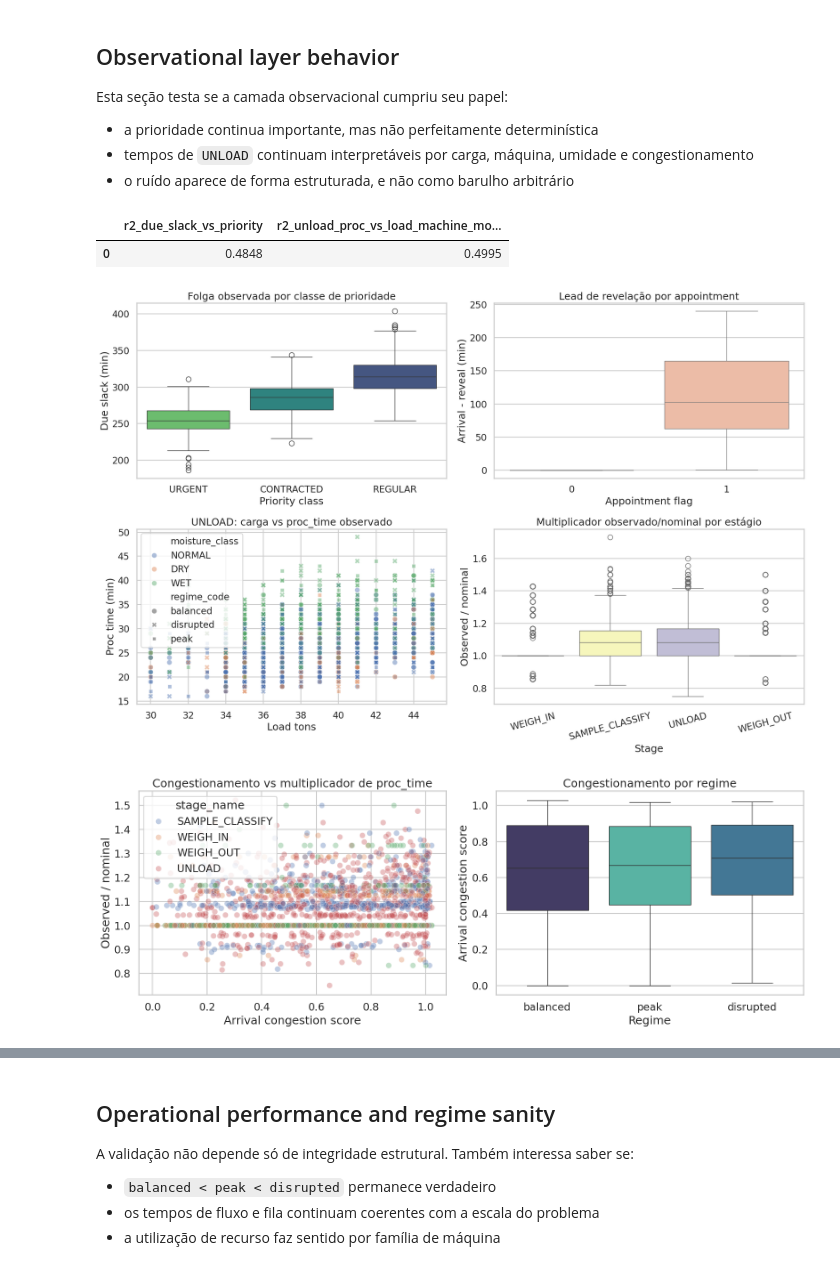
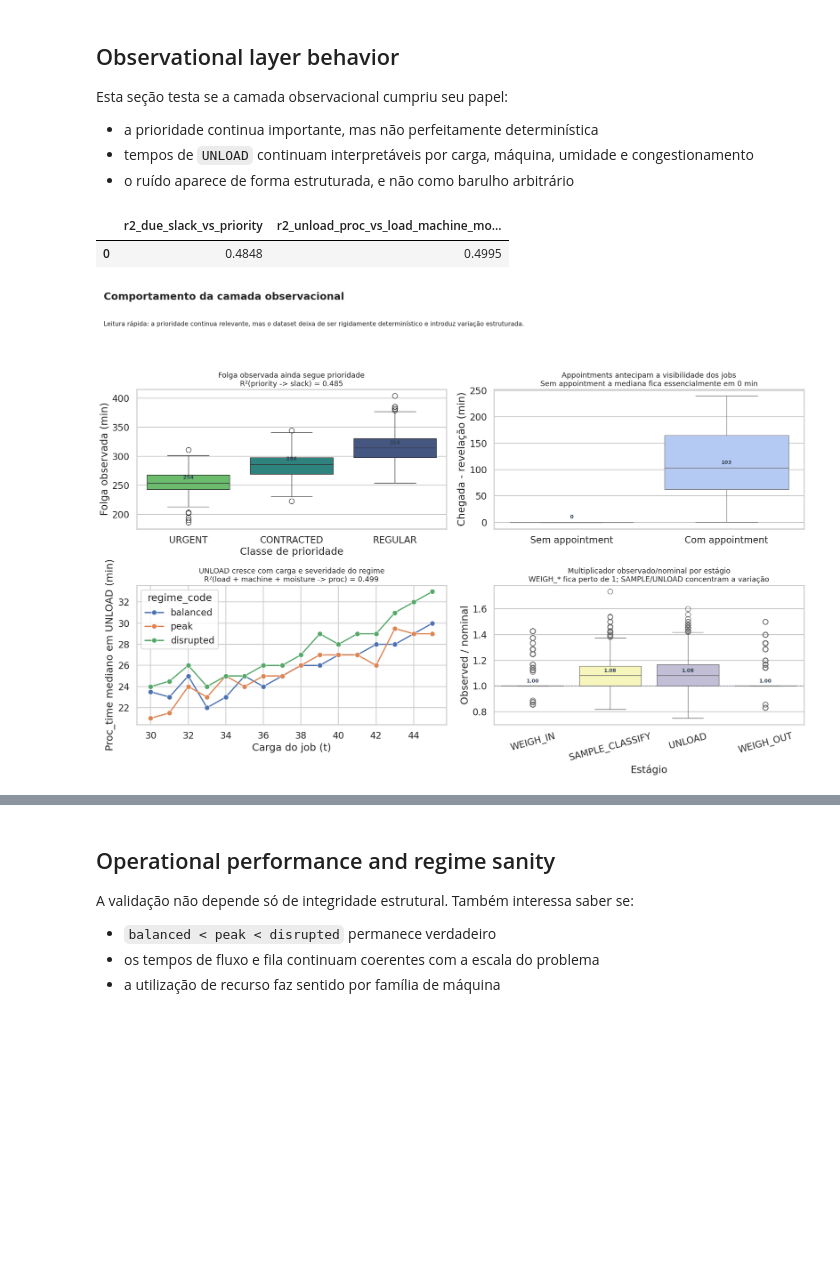
Before and after one commit to PequiFlux/agro_yard_dfjsp_benchmark_go, a Jupyter notebook: output/jupyter-notebook/instance-validation-and-exploratory-analysis.ipynb, the cells around one changed output, grey strips where cells are left out. Cells and saved outputs as stored; diff of their text form; code cells hidden in the pictures; blank space fills up the shorter version.

```diff
--- a/output/jupyter-notebook/instance-validation-and-exploratory-analysis.ipynb
+++ b/output/jupyter-notebook/instance-validation-and-exploratory-analysis.ipynb
@@ -363,72 +359,13 @@ Esta seção testa se a camada observacional cumpriu seu papel:
 - a prioridade continua importante, mas não perfeitamente determinística
 - tempos de `UNLOAD` continuam interpretáveis por carga, máquina, umidade e congestionamento
 - o ruído aparece de forma estruturada, e não como barulho arbitrário
-# %%
-diagnostics_df = pd.DataFrame([diagnostics])
-display(diagnostics_df)
-
-fig, axes = plt.subplots(2, 2, figsize=(18, 12))
-
-sns.boxplot(data=jobs_enriched, x="priority_class", y="due_slack_min", order=["URGENT", "CONTRACTED", "REGULAR"], hue="priority_class", dodge=False, legend=False, ax=axes[0, 0], palette="viridis")
-axes[0, 0].set_title("Folga observada por classe de prioridade")
-axes[0, 0].set_xlabel("Priority class")
-axes[0, 0].set_ylabel("Due slack (min)")
-
-sns.boxplot(data=jobs_enriched, x="appointment_flag", y="reveal_lead_min", hue="appointment_flag", dodge=False, legend=False, ax=axes[0, 1], palette="coolwarm")
-axes[0, 1].set_title("Lead de revelação por appointment")
-axes[0, 1].set_xlabel("Appointment flag")
-axes[0, 1].set_ylabel("Arrival - reveal (min)")
-
-sns.scatterplot(
-    data=unload.sample(min(len(unload), 2500), random_state=SEED),
-    x="load_tons",
-    y="proc_time_min",
-    hue="moisture_class",
-    style="regime_code",
-    alpha=0.45,
-    ax=axes[1, 0],
-)
-axes[1, 0].set_title("UNLOAD: carga vs proc_time observado")
-axes[1, 0].set_xlabel("Load tons")
-axes[1, 0].set_ylabel("Proc time (min)")
-
-sns.boxplot(data=proc_audit_enriched, x="stage_name", y="proc_multiplier", order=STAGE_ORDER, hue="stage_name", dodge=False, legend=False, ax=axes[1, 1], palette="Set3")
-axes[1, 1].set_title("Multiplicador observado/nominal por estágio")
-axes[1, 1].set_xlabel("Stage")
-axes[1, 1].set_ylabel("Observed / nominal")
-axes[1, 1].tick_params(axis="x", rotation=15)
-
-fig.tight_layout()
-fig.savefig(ARTIFACT_DIR / "observational_layer_behavior.png", dpi=160, bbox_inches="tight")
-plt.show()
-# %% [output]
-|  | r2_due_slack_vs_priority | r2_unload_proc_vs_load_machine_mo... |
-| 0 | 0.4848 | 0.4995 |
-[figure, removed]
-# %%
-congestion_vs_proc = proc_audit_enriched.copy()
-
-fig, axes = plt.subplots(1, 2, figsize=(16, 6))
-
-sns.scatterplot(
-    data=congestion_vs_proc.sample(min(len(congestion_vs_proc), 3000), random_state=SEED),
-    x="arrival_congestion_score",
-    y="proc_multiplier",
-    hue="stage_name",
-    alpha=0.35,
-    ax=axes[0],
-)
-axes[0].set_title("Congestionamento vs multiplicador de proc_time")
-axes[0].set_xlabel("Arrival congestion score")
-axes[0].set_ylabel("Observed / nominal")
-
-sns.boxplot(data=jobs_enriched, x="regime_code", y="arrival_congestion_score", order=REGIME_ORDER, hue="regime_code", dodge=False, legend=False, ax=axes[1], palette="mako")
-axes[1].set_title("Congestionamento por regime")
-axes[1].set_xlabel("Regime")
-axes[1].set_ylabel("Arrival congestion score")
-
-fig.tight_layout()
-fig.savefig(ARTIFACT_DIR / "congestion_diagnostics.png", dpi=160, bbox_inches="tight")
-plt.show()
-# %% [output]
-[figure, removed]
+# %%
+diagnostics_df = pd.DataFrame([diagnostics])
+display(diagnostics_df)
+
+fig = repl.plot_observational_layer(ctx=NOTEBOOK_CTX, save=True)
+plt.show()
+# %% [output]
+|  | r2_due_slack_vs_priority | r2_unload_proc_vs_load_machine_mo... |
+| 0 | 0.4848 | 0.4995 |
+[figure, added]
```
Also changed, not shown: parts of 19 cells of this notebook, 8 other files.
